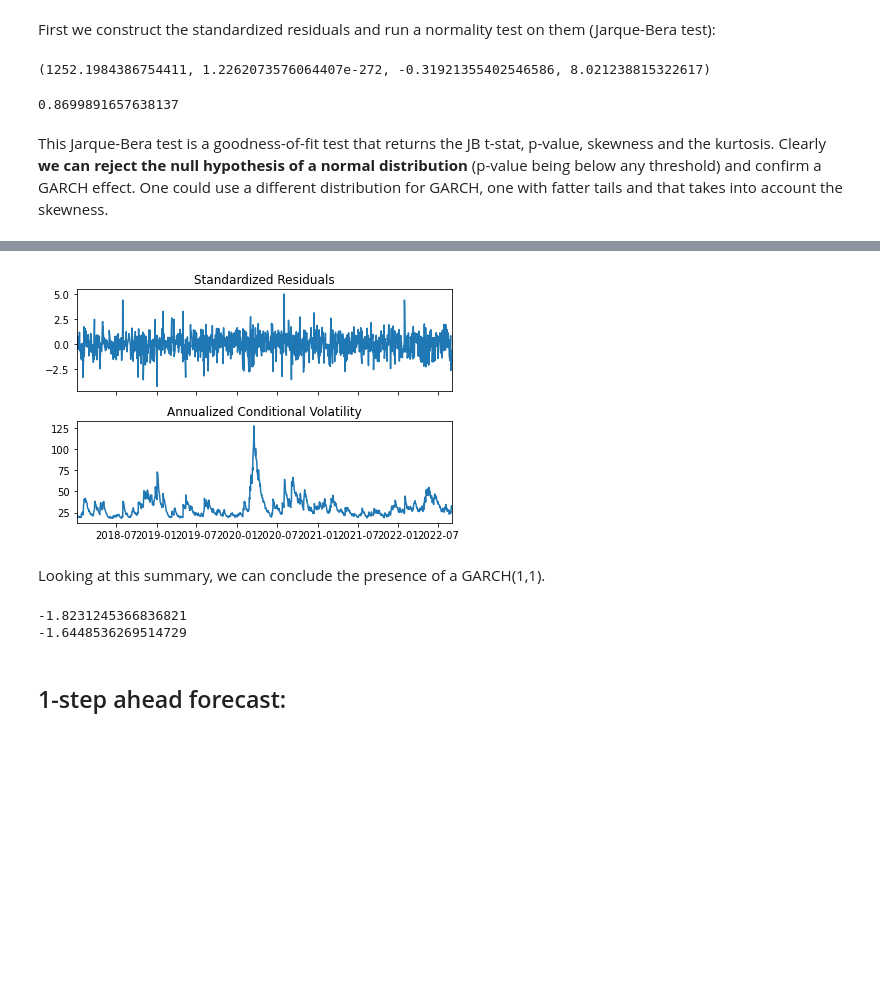
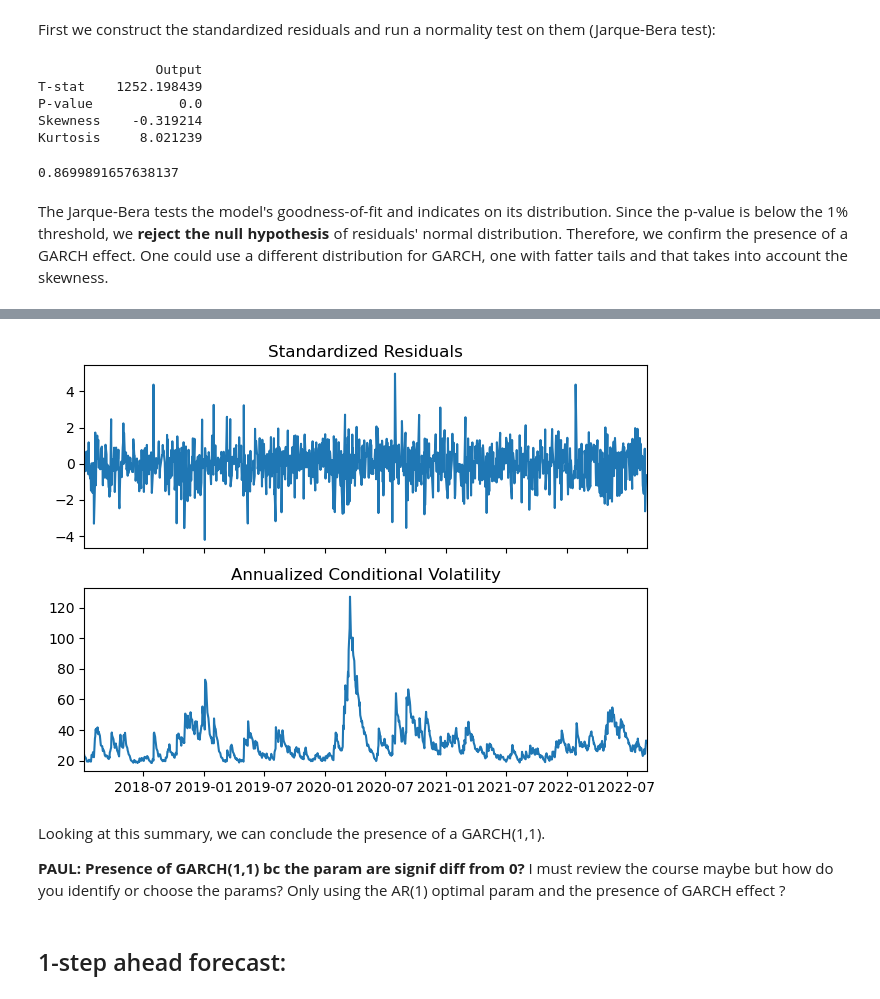
Before and after one commit to Varvoo/Free-ATS-Grinta, a Jupyter notebook: Exo 6 _ Ariane.ipynb, the cells around one changed output, grey strips where cells are left out. Drawn from its saved outputs; the diff is of its cells as text; code cells hidden in the pictures; blank space fills up the shorter version.

```diff
--- a/Exo 6 _ Ariane.ipynb
+++ b/Exo 6 _ Ariane.ipynb
@@ -170,12 +172,22 @@ sm.tsa.arma_order_select_ic(df_train,max_ar=10,max_ma=0,ic='bic')['bic_min_order
 # %% [markdown]
 First we construct the standardized residuals and run a normality test on them (Jarque-Bera test):
 # %%
+#===== Analyze for GARCH effects using the Jarque-Bera test on the standardized residuals =======================
+
+# Compute standardized residuals
 df_train_std = (df_train - np.mean(df_train))/ np.std(df_train)
 nb_obs = len(df_train_std)
 
+# Run the Jarque-Bera test on standardized residuals
 jb = sm.stats.stattools.jarque_bera(df_train_std, axis=0)
-print(jb)
+df_jb = pd.DataFrame(index=['T-stat', "P-value", "Skewness", "Kurtosis"],columns=['Output'])
+df_jb['Output']['T-stat'] = jb[0]
+df_jb['Output']['P-value'] = jb[1]
+df_jb['Output']['Skewness'] = jb[2]
+df_jb['Output']['Kurtosis'] = jb[3]
+print(df_jb)
 
+# ON FAIT QUOI LAAAAAA ?????
 mw_size = 250
 jb_mw = np.zeros(nb_obs-mw_size)
 for x in range(0, nb_obs-mw_size):
@@ -184,16 +196,19 @@ for x in range(0, nb_obs-mw_size):
 
 np.mean(jb_mw < 0.05)
 # %% [output]
-(1252.1984386754411, 1.2262073576064407e-272, -0.31921355402546586, 8.021238815322617)
+               Output
+T-stat    1252.198439
+P-value           0.0
+Skewness    -0.319214
+Kurtosis     8.021239
 0.8699891657638137
-# %% [markdown]
-This Jarque-Bera test is a goodness-of-fit test that returns the JB t-stat, p-value, skewness and the kurtosis. Clearly **we can reject the null hypothesis of a normal distribution** (p-value being below any threshold) and confirm a GARCH effect. One could use a different distribution for GARCH, one with fatter tails and that takes into account the skewness.
+# %% [markdown]
+<div style="text-align: justify">The Jarque-Bera tests the model's goodness-of-fit and indicates on its distribution. Since the p-value is below the 1% threshold, we <strong> reject the null hypothesis</strong> of residuals' normal distribution. Therefore, we confirm the presence of a GARCH effect. One could use a different distribution for GARCH, one with fatter tails and that takes into account the skewness.</div>
 # %%
-#======= GARCH(1,1) estimates =====================================
+#===== GARCH(1,1) estimates =======================
 
-am = arch_model(df_train,p=1, o=0, q=1, mean='AR', lags=0, dist='t')
-# by putting o=1 you can model leverage effects => GJR-GARCH(1,1) model
-res = am.fit()
+arch = arch_model(df_train,p=1, o=0, q=1, mean='AR', lags=0, dist='t')
+res = arch.fit()
 print(res.summary())
 fig = res.plot(annualize='D')
 fig.tight_layout()
@@ -215,16 +230,12 @@ nu             5.8538      0.967      6.056  1.394e-09 [  3.959,  7.748]
 ========================================================================
 
 Covariance estimator: robust
-[figure, old version]
+[figure, new version]
 # %% [markdown]
 Looking at this summary, we can conclude the presence of a GARCH(1,1).
+
+**PAUL: Presence of GARCH(1,1) bc the param are signif diff from 0?**
+I must review the course maybe but how do you identify or choose the params? Only using the AR(1) optimal param and the presence of GARCH effect ?
-# %%
-from scipy.stats import t
-print(t.ppf(0.05,9.4548))
-print(norm.ppf(0.05))
-# %% [output]
--1.8231245366836821
--1.6448536269514729
 # %% [markdown]
 ## 1-step ahead forecast:
 # %%
```
Also changed, not shown: parts of 15 cells of this notebook, 2 other files.
